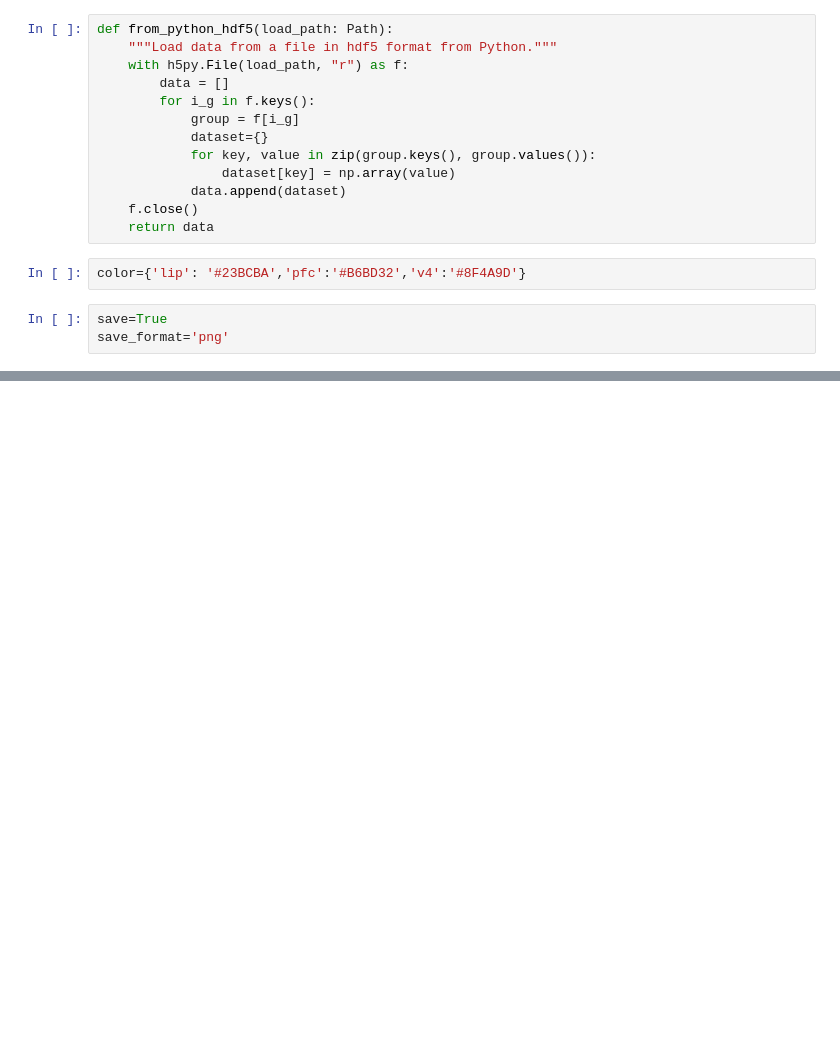
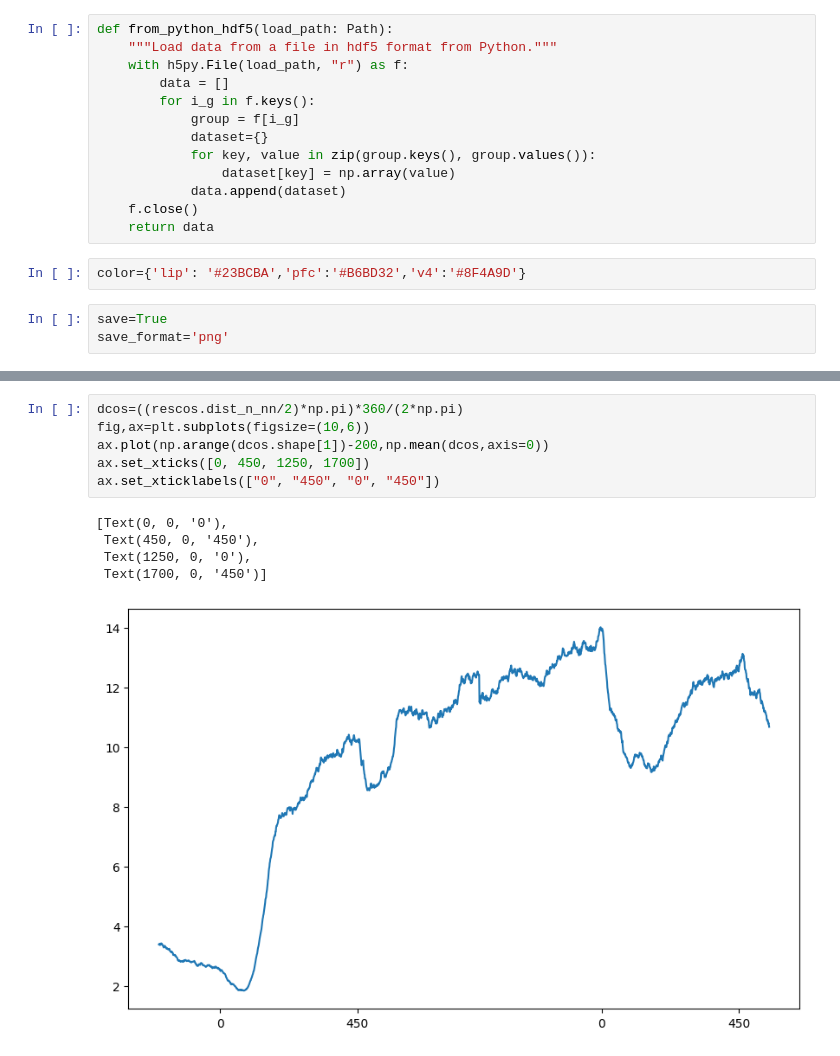
Before and after one commit to Ibos-lab/Users, a Jupyter notebook: losadac/population_distance/latencies_plots.ipynb, the cells around one changed output, grey strips where cells are left out. Cells and saved outputs as stored; diff of their text form; blank space fills up the shorter version.

```diff
--- a/losadac/population_distance/latencies_plots.ipynb
+++ b/losadac/population_distance/latencies_plots.ipynb
@@ -142,0 +144,12 @@ plt.plot(fd.T)
+# %%
+dcos=((rescos.dist_n_nn/2)*np.pi)*360/(2*np.pi)
+fig,ax=plt.subplots(figsize=(10,6))
+ax.plot(np.arange(dcos.shape[1])-200,np.mean(dcos,axis=0))
+ax.set_xticks([0, 450, 1250, 1700])
+ax.set_xticklabels(["0", "450", "0", "450"])
+# %% [output]
+[Text(0, 0, '0'),
+ Text(450, 0, '450'),
+ Text(1250, 0, '0'),
+ Text(1700, 0, '450')]
+[figure, added]
```
Also changed, not shown: parts of 5 cells of this notebook, 2 other files.
